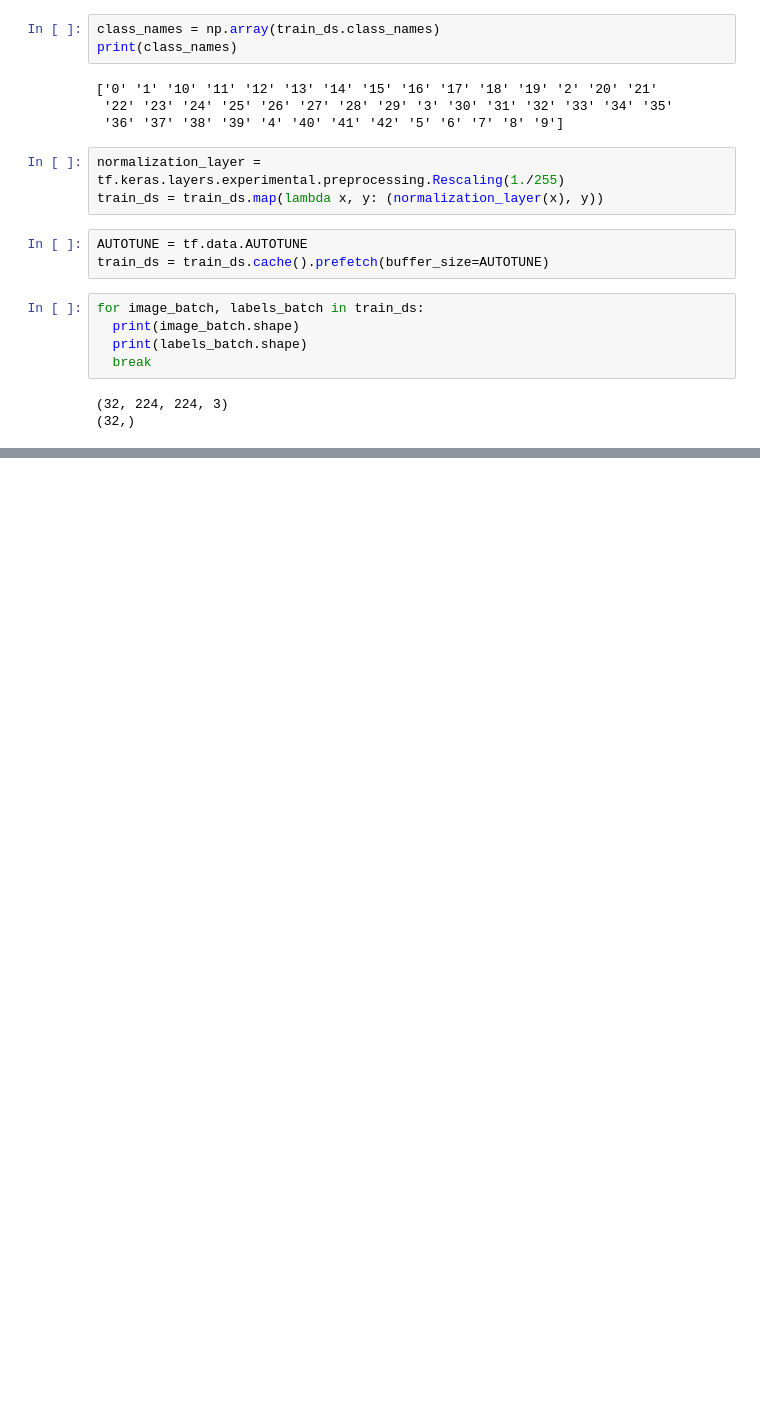
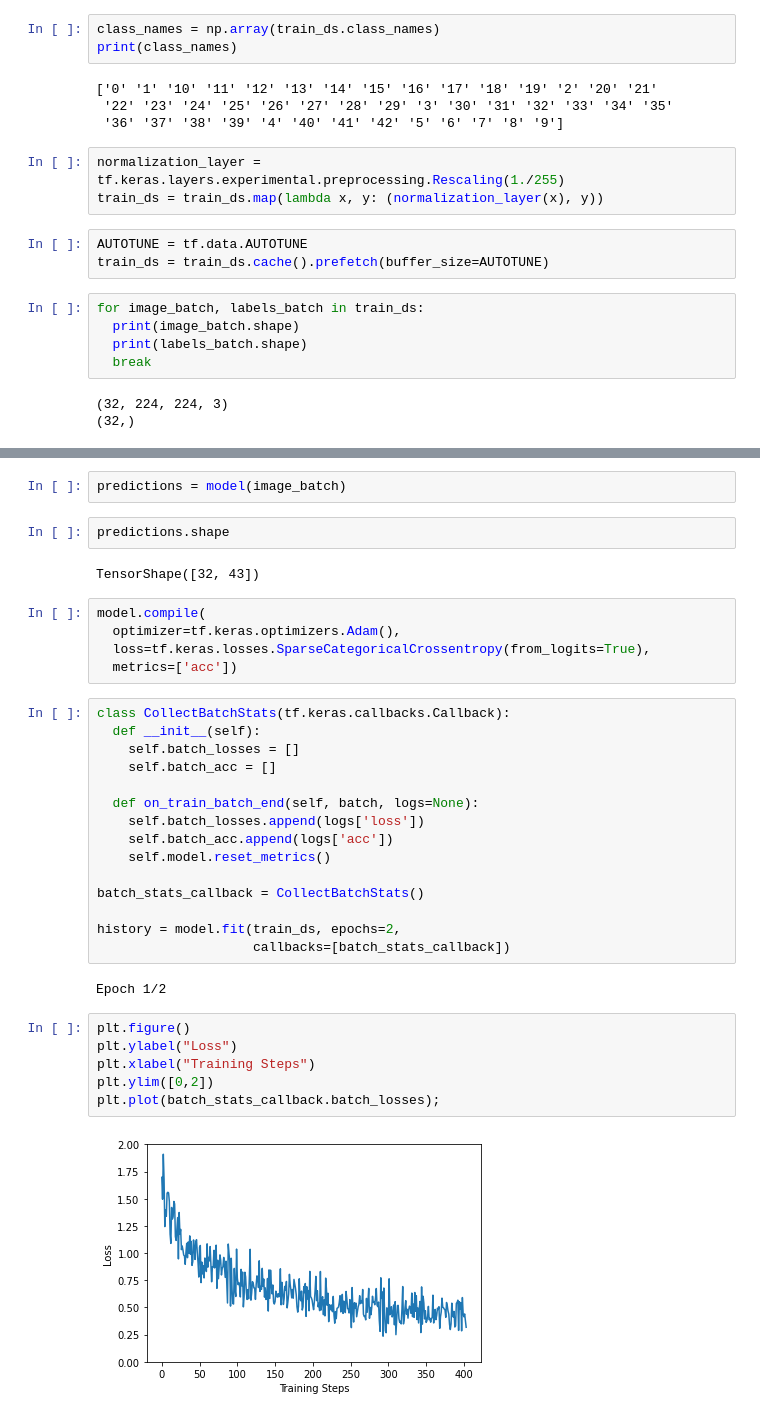
Before and after one commit to CFtriksX/Embeded_AI_A2, a Jupyter notebook: problem1.ipynb, the cells around one changed output, grey strips where cells are left out. Cells and saved outputs as stored; diff of their text form; blank space fills up the shorter version.

Commit message:
[+] problem1 with the train model

```diff
--- a/problem1.ipynb
+++ b/problem1.ipynb
@@ -75,0 +128,36 @@ _ = plt.suptitle("ImageNet predictions")
+# %%
+predictions = model(image_batch)
+# %%
+predictions.shape
+# %% [output]
+TensorShape([32, 43])
+# %%
+model.compile(
+  optimizer=tf.keras.optimizers.Adam(),
+  loss=tf.keras.losses.SparseCategoricalCrossentropy(from_logits=True),
+  metrics=['acc'])
+# %%
+class CollectBatchStats(tf.keras.callbacks.Callback):
+  def __init__(self):
+    self.batch_losses = []
+    self.batch_acc = []
+
+  def on_train_batch_end(self, batch, logs=None):
+    self.batch_losses.append(logs['loss'])
+    self.batch_acc.append(logs['acc'])
+    self.model.reset_metrics()
+
+batch_stats_callback = CollectBatchStats()
+
+history = model.fit(train_ds, epochs=2,
+                    callbacks=[batch_stats_callback])
+# %% [output]
+Epoch 1/2
+# %%
+plt.figure()
+plt.ylabel("Loss")
+plt.xlabel("Training Steps")
+plt.ylim([0,2])
+plt.plot(batch_stats_callback.batch_losses);
+# %% [output]
+[figure, added]
```
Also changed, not shown: parts of 18 cells of this notebook, 3 other files.
